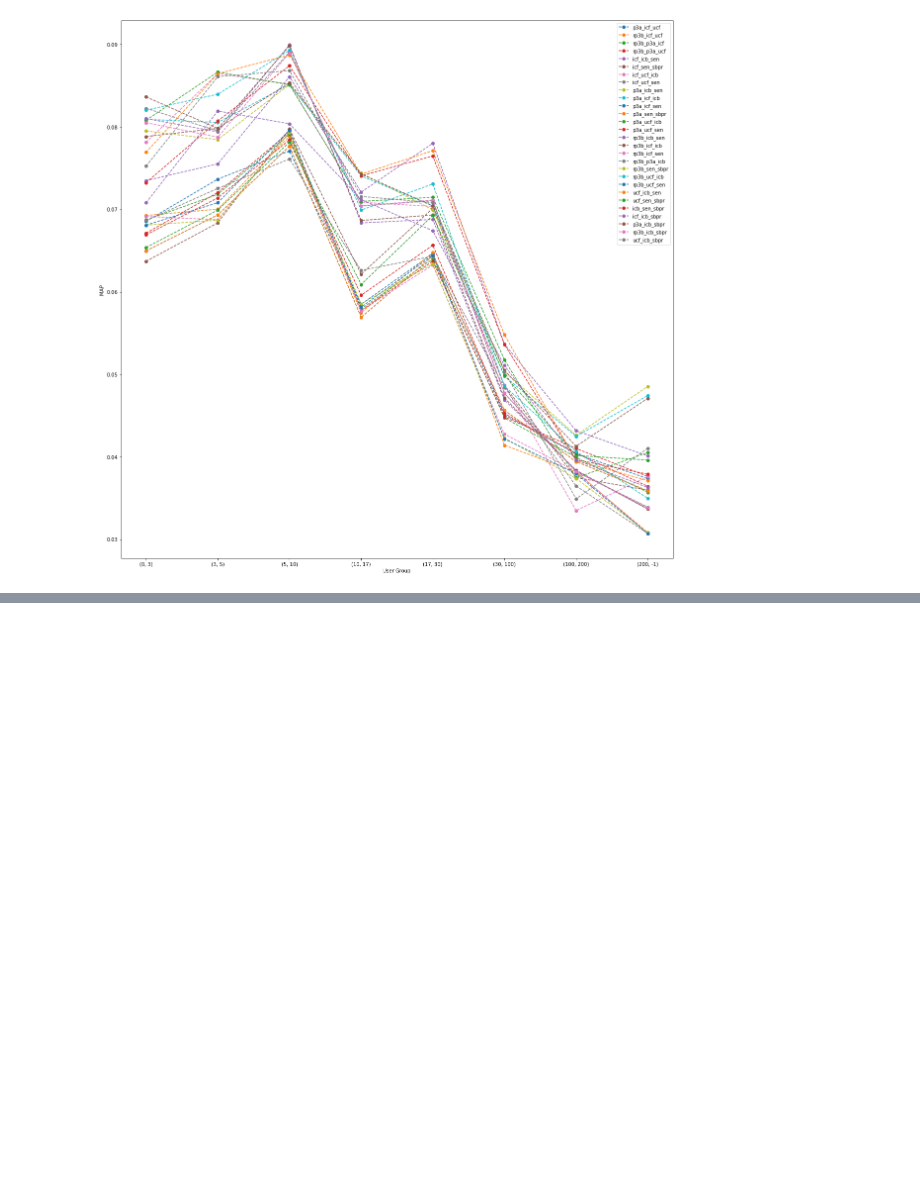
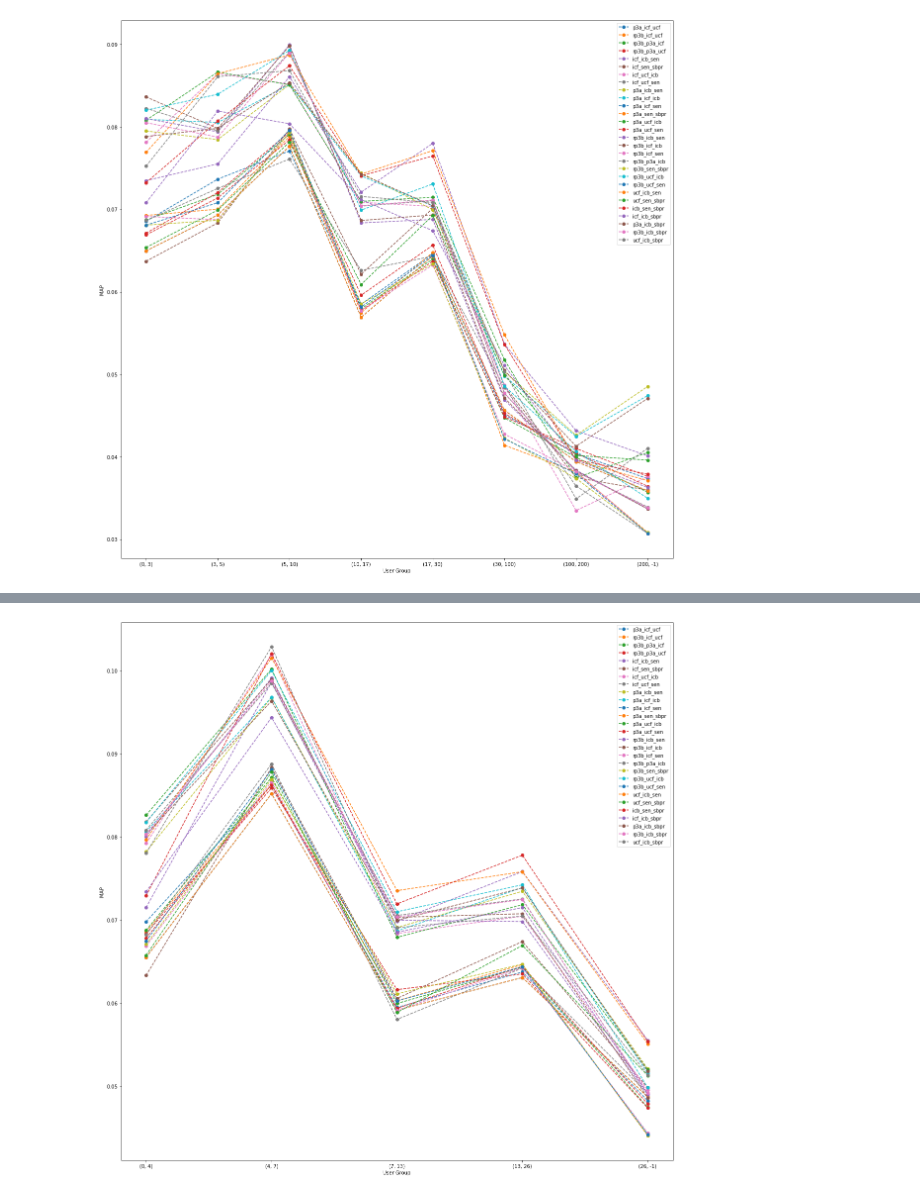
Before and after one commit to fcolombo7/RecSys-2020, a Jupyter notebook: segmentation_v3.ipynb, the cells around one changed output, grey strips where cells are left out. Cells and saved outputs as stored; diff of their text form; code cells hidden in the pictures; blank space fills up the shorter version.

```diff
--- a/segmentation_v3.ipynb
+++ b/segmentation_v3.ipynb
@@ -791,0 +1229,39 @@ pyplot.show()
+# %%
+import matplotlib.pyplot as pyplot
+%matplotlib inline
+pyplot.figure(figsize=(20,20))
+pyplot.plot(MAP_combo1_per_group, '--o', label=labels["combo1"])
+pyplot.plot(MAP_combo2_per_group, '--o', label=labels["combo2"])
+pyplot.plot(MAP_combo3_per_group, '--o', label=labels["combo3"])
+pyplot.plot(MAP_combo4_per_group, '--o', label=labels["combo4"])
+pyplot.plot(MAP_combo5_per_group, '--o', label=labels["combo5"])
+pyplot.plot(MAP_combo6_per_group, '--o', label=labels["combo6"])
+pyplot.plot(MAP_combo7_per_group, '--o', label=labels["combo7"])
+pyplot.plot(MAP_combo8_per_group, '--o', label=labels["combo8"])
+pyplot.plot(MAP_combo9_per_group, '--o', label=labels["combo9"])
+pyplot.plot(MAP_combo10_per_group, '--o', label=labels["combo10"])
+pyplot.plot(MAP_combo11_per_group, '--o', label=labels["combo11"])
+pyplot.plot(MAP_combo12_per_group, '--o', label=labels["combo12"])
+pyplot.plot(MAP_combo13_per_group, '--o', label=labels["combo13"])
+pyplot.plot(MAP_combo14_per_group, '--o', label=labels["combo14"])
+pyplot.plot(MAP_combo15_per_group, '--o', label=labels["combo15"])
+pyplot.plot(MAP_combo16_per_group, '--o', label=labels["combo16"])
+pyplot.plot(MAP_combo17_per_group, '--o', label=labels["combo17"])
+pyplot.plot(MAP_combo18_per_group, '--o', label=labels["combo18"])
+pyplot.plot(MAP_combo19_per_group, '--o', label=labels["combo19"])
+pyplot.plot(MAP_combo20_per_group, '--o', label=labels["combo20"])
+pyplot.plot(MAP_combo21_per_group, '--o', label=labels["combo21"])
+pyplot.plot(MAP_combo22_per_group, '--o', label=labels["combo22"])
+pyplot.plot(MAP_combo23_per_group, '--o', label=labels["combo23"])
+pyplot.plot(MAP_combo24_per_group, '--o', label=labels["combo24"])
+pyplot.plot(MAP_combo25_per_group, '--o', label=labels["combo25"])
+pyplot.plot(MAP_combo26_per_group, '--o', label=labels["combo26"])
+pyplot.plot(MAP_combo27_per_group, '--o', label=labels["combo27"])
+pyplot.plot(MAP_combo28_per_group, '--o', label=labels["combo28"])
+pyplot.xticks(ticks=range(0,len(f_ranges)), labels=f_ranges)
+pyplot.ylabel('MAP')
+pyplot.xlabel('User Group')
+pyplot.legend()
+pyplot.show()
+# %% [output]
+[figure, added]
```
Also changed, not shown: parts of 49 cells of this notebook, 6 other files.
